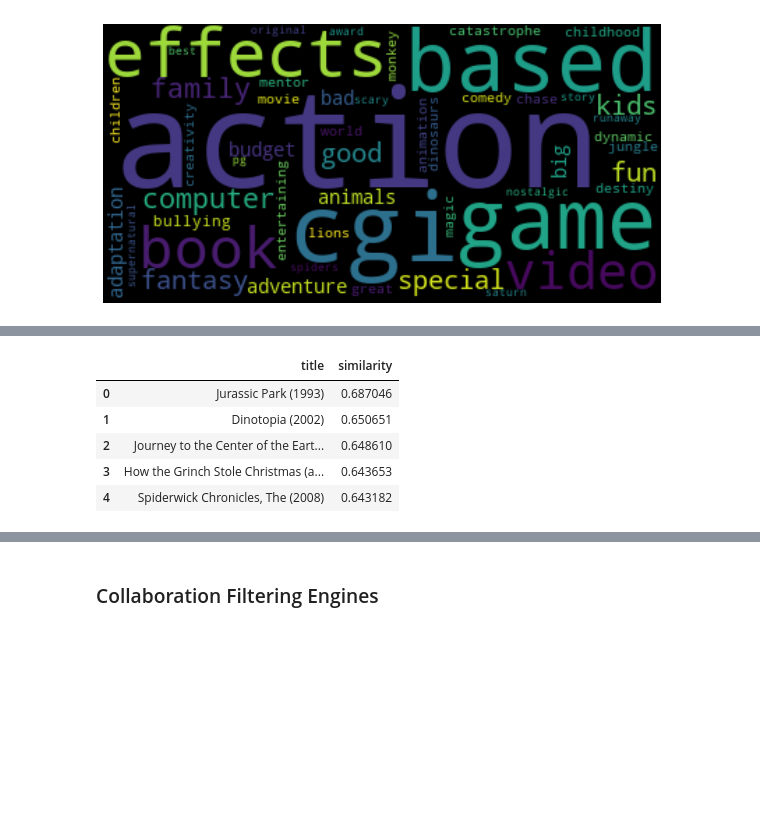
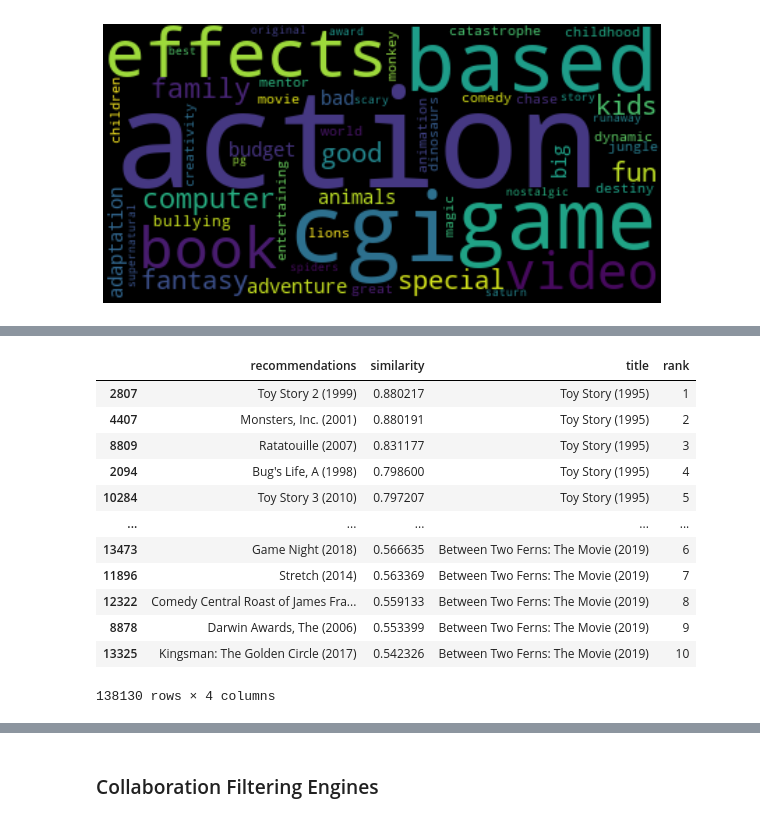
Before and after one commit to titusndondo/unsupervised-predict-streamlit-template, a Jupyter notebook: predict_deliverables/EDA.ipynb, the cells around one changed output, grey strips where cells are left out. Saved outputs shown, nothing was run; the diff lists cells and outputs as text; code cells hidden in the pictures; blank space fills up the shorter version.

```diff
--- a/predict_deliverables/EDA.ipynb
+++ b/predict_deliverables/EDA.ipynb
@@ -652,6 +652,8 @@ text_data.head()
 | 2 | 3 | betrayal catastrophe chase comedy... | Grumpier Old Men (1995) |
 | 3 | 4 | adaptation adapted from:book adul... | Waiting to Exhale (1995) |
 | 4 | 5 | bittersweet catastrophe chase com... | Father of the Bride Part II (1995) |
+# %%
+text_data = text_data.drop_duplicates('title')
 # %%
 from wordcloud import WordCloud
 
@@ -696,18 +697,0 @@ dist_matrix.head()
-# %%
-sim_data = pd.DataFrame(
-    (
-        dist_matrix
-     .loc[movie_title]
-     .sort_values(ascending = False)[1:]
-     .reset_index()
-     .rename(columns = {movie_title:'similarity'}).iloc[:100]
-    )
-)
-sim_data.head()
-# %% [output]
-|  | title | similarity |
-| 0 | Jurassic Park (1993) | 0.687046 |
-| 1 | Dinotopia (2002) | 0.650651 |
-| 2 | Journey to the Center of the Eart... | 0.648610 |
-| 3 | How the Grinch Stole Christmas (a... | 0.643653 |
-| 4 | Spiderwick Chronicles, The (2008) | 0.643182 |
@@ -713,0 +708,17 @@ sim_data.head()
+# %%
+similarity_data = getRecommendations(neighbors = 10)
+similarity_data
+# %% [output]
+|  | recommendations | similarity | title | rank |
+| 2807 | Toy Story 2 (1999) | 0.880217 | Toy Story (1995) | 1 |
+| 4407 | Monsters, Inc. (2001) | 0.880191 | Toy Story (1995) | 2 |
+| 8809 | Ratatouille (2007) | 0.831177 | Toy Story (1995) | 3 |
+| 2094 | Bug's Life, A (1998) | 0.798600 | Toy Story (1995) | 4 |
+| 10284 | Toy Story 3 (2010) | 0.797207 | Toy Story (1995) | 5 |
+| ... | ... | ... | ... | ... |
+| 13473 | Game Night (2018) | 0.566635 | Between Two Ferns: The Movie (2019) | 6 |
+| 11896 | Stretch (2014) | 0.563369 | Between Two Ferns: The Movie (2019) | 7 |
+| 12322 | Comedy Central Roast of James Fra... | 0.559133 | Between Two Ferns: The Movie (2019) | 8 |
+| 8878 | Darwin Awards, The (2006) | 0.553399 | Between Two Ferns: The Movie (2019) | 9 |
+| 13325 | Kingsman: The Golden Circle (2017) | 0.542326 | Between Two Ferns: The Movie (2019) | 10 |
+138130 rows × 4 columns
```
Also changed, not shown: parts of 5 cells of this notebook.
